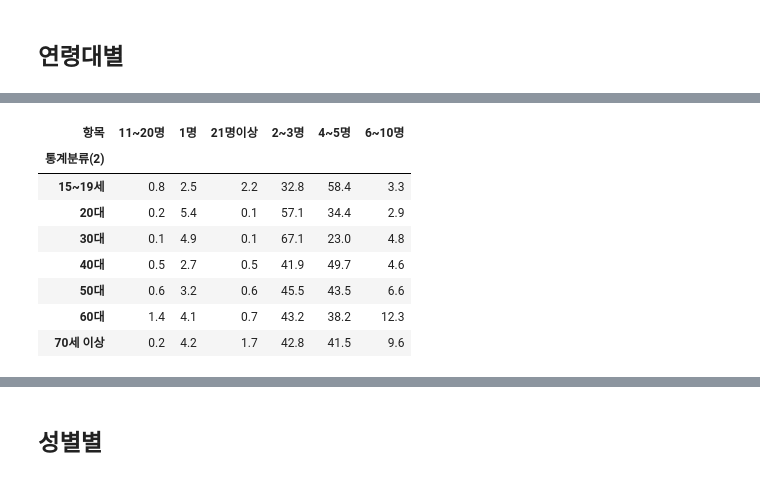
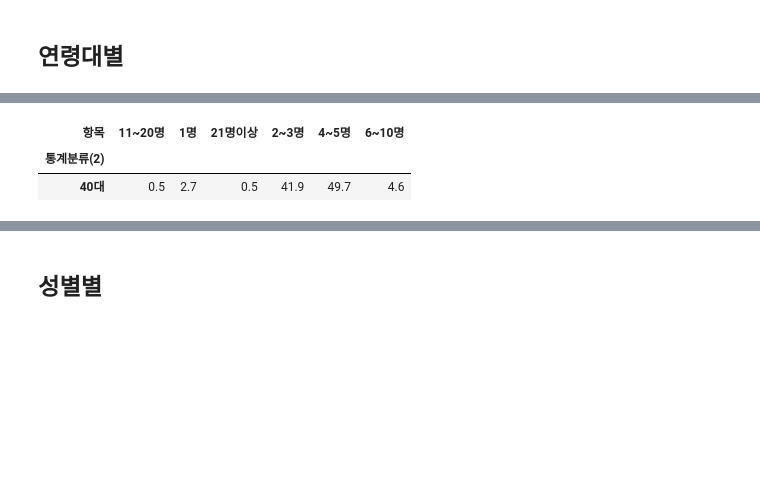
Before and after one commit to nohjuhyeon/AI_LKJ_hubs_fastapi, a Jupyter notebook: data_analysis/persona/2yj_persona_companion.ipynb, the cells around one changed output, grey strips where cells are left out. Cells and saved outputs as stored; diff of their text form; code cells hidden in the pictures; blank space fills up the shorter version.

```diff
--- a/data_analysis/persona/2yj_persona_companion.ipynb
+++ b/data_analysis/persona/2yj_persona_companion.ipynb
@@ -92,17 +110,11 @@ plt.show()
 # %%
-item_cate = df_companion_lodgment.query("`통계분류(1)` == '연령'")
+item_cate = df_companion_lodgment.query("`통계분류(2)` == '40대'")
 age_3040 = item_cate.groupby(['통계분류(2)', '항목'])
 result = age_3040['데이터'].median().unstack()
 result
 # %% [output]
 | 항목 | 11~20명 | 1명 | 21명이상 | 2~3명 | 4~5명 | 6~10명 |
 | 통계분류(2) |  |  |  |  |  |  |
-| 15~19세 | 0.8 | 2.5 | 2.2 | 32.8 | 58.4 | 3.3 |
-| 20대 | 0.2 | 5.4 | 0.1 | 57.1 | 34.4 | 2.9 |
-| 30대 | 0.1 | 4.9 | 0.1 | 67.1 | 23.0 | 4.8 |
 | 40대 | 0.5 | 2.7 | 0.5 | 41.9 | 49.7 | 4.6 |
-| 50대 | 0.6 | 3.2 | 0.6 | 45.5 | 43.5 | 6.6 |
-| 60대 | 1.4 | 4.1 | 0.7 | 43.2 | 38.2 | 12.3 |
-| 70세 이상 | 0.2 | 4.2 | 1.7 | 42.8 | 41.5 | 9.6 |
 # %%
 result.plot(kind='bar')
```
Also changed, not shown: parts of 5 cells of this notebook.
